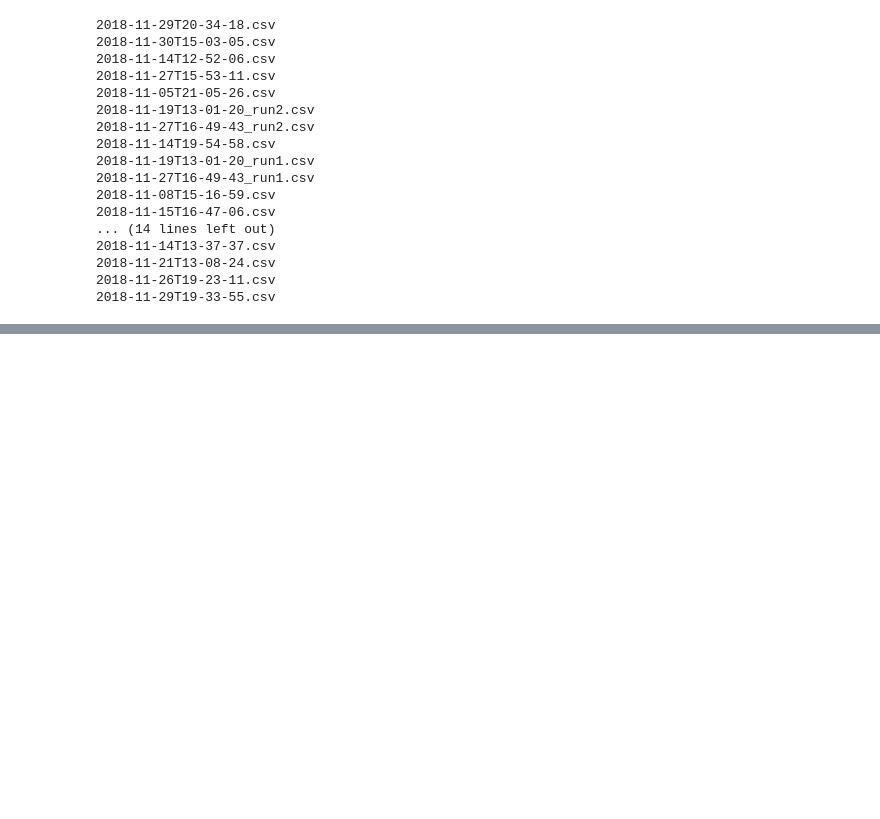
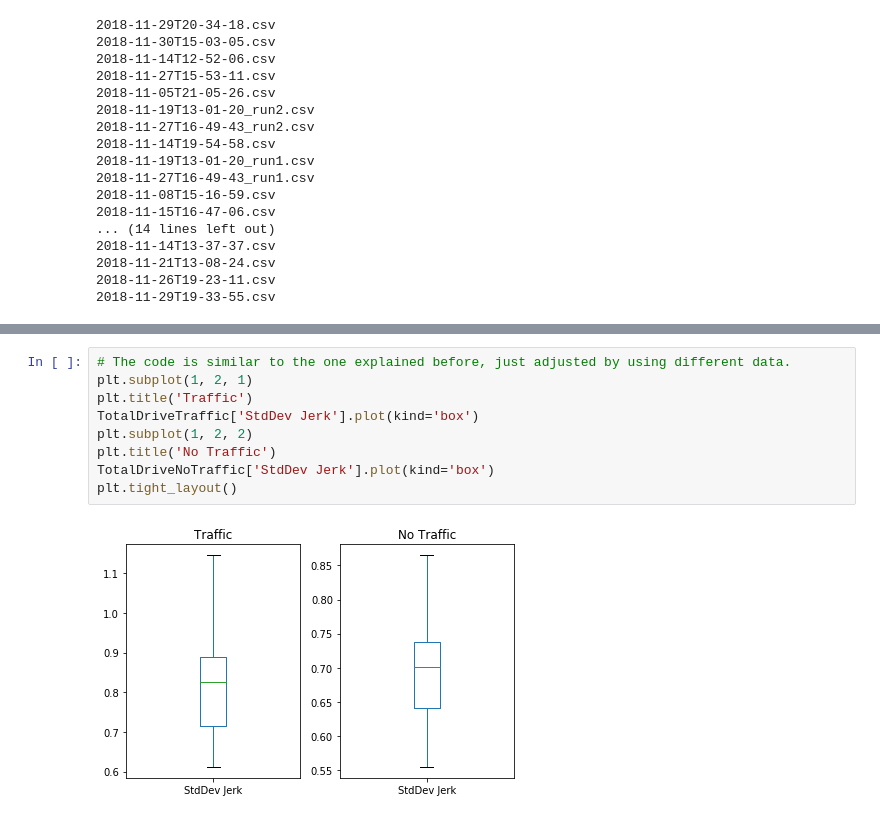
Before and after one commit to tjonas1/uri_csc593, a Jupyter notebook: homework/FinalProject_TimJonas.ipynb, the cells around one changed output, grey strips where cells are left out. Drawn from its saved outputs; the diff is of its cells as text; blank space fills up the shorter version.

```diff
--- a/homework/FinalProject_TimJonas.ipynb
+++ b/homework/FinalProject_TimJonas.ipynb
@@ -140,0 +295,11 @@ for i in range(len(fileList)):
+# %%
+# The code is similar to the one explained before, just adjusted by using different data.
+plt.subplot(1, 2, 1)
+plt.title('Traffic')
+TotalDriveTraffic['StdDev Jerk'].plot(kind='box')
+plt.subplot(1, 2, 2)
+plt.title('No Traffic')
+TotalDriveNoTraffic['StdDev Jerk'].plot(kind='box')
+plt.tight_layout()
+# %% [output]
+[figure, added]
```
Also changed, not shown: parts of 53 cells of this notebook, 39 other files.
